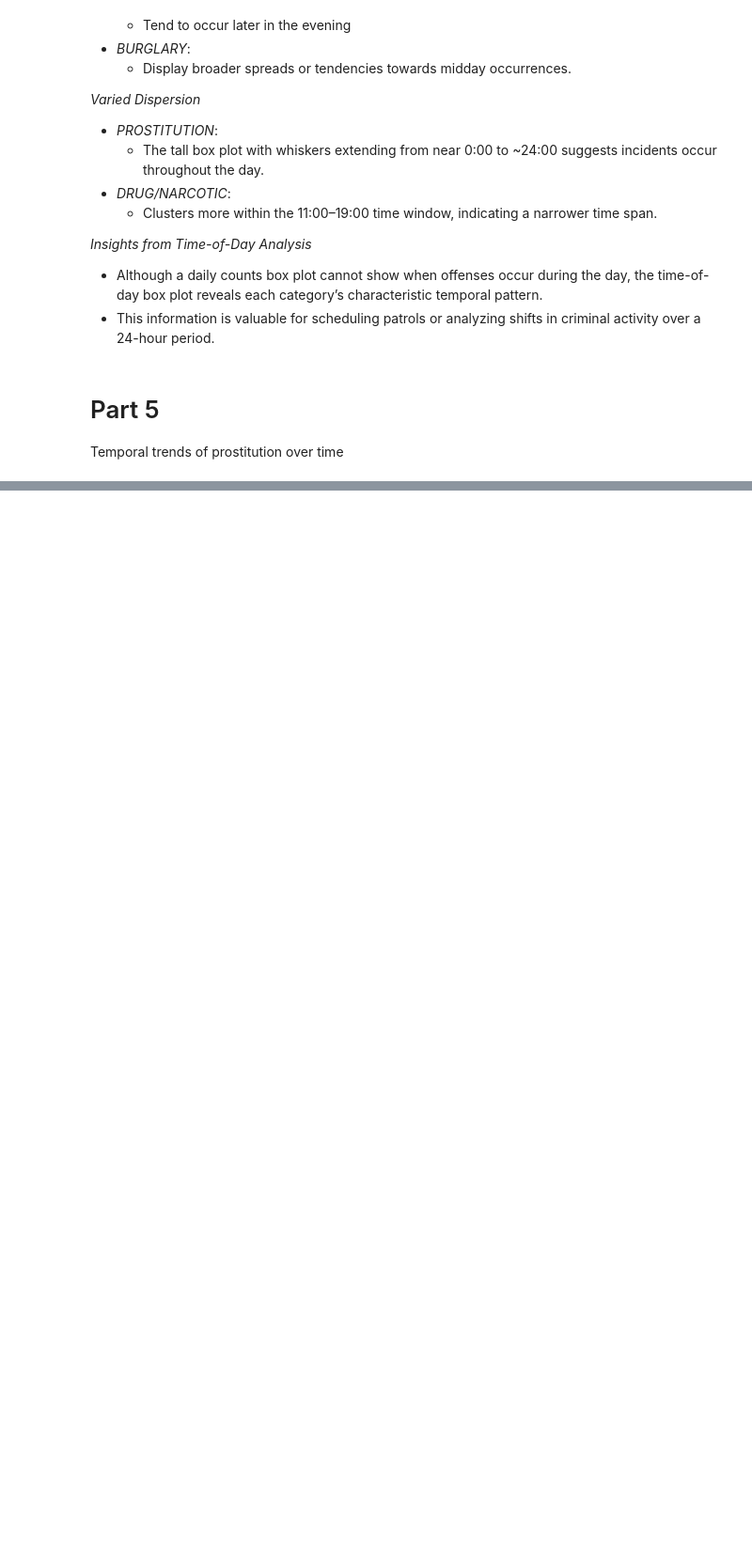
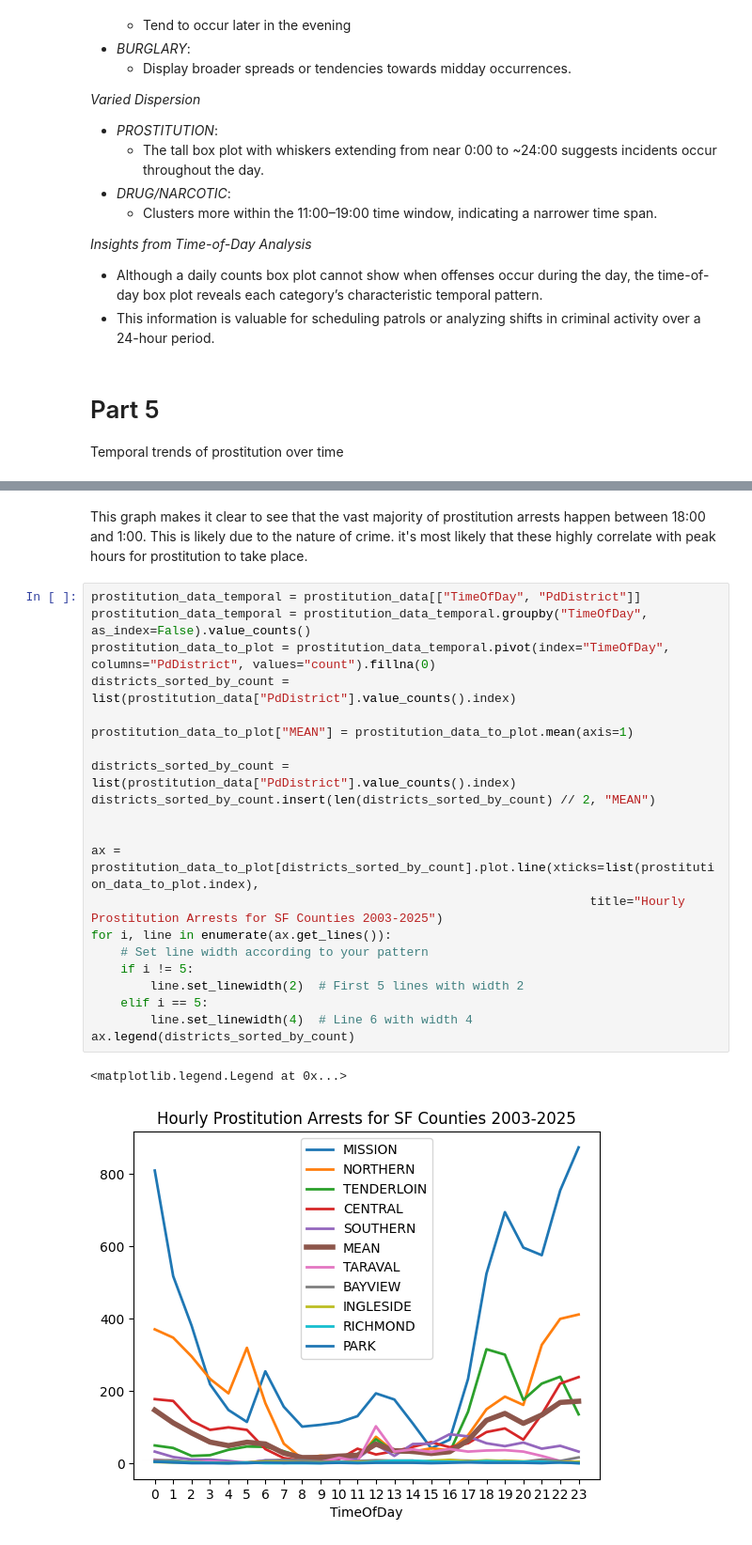
Before and after one commit to LeoItaly/social-data-visualization-2025, a Jupyter notebook: Assignment/Assignment1_final.ipynb, the cells around one changed output, grey strips where cells are left out. Shown at 94% size. Drawn from its saved outputs; the diff is of its cells as text; blank space fills up the shorter version.

```diff
--- a/Assignment/Assignment1_final.ipynb
+++ b/Assignment/Assignment1_final.ipynb
@@ -733,0 +766,26 @@ Temporal trends of prostitution over time
+# %% [markdown]
+This graph makes it clear to see that the vast majority of prostitution arrests happen between 18:00 and 1:00. This is likely due to the nature of crime. it's most likely that these highly correlate with peak hours for prostitution to take place.
+# %%
+prostitution_data_temporal = prostitution_data[["TimeOfDay", "PdDistrict"]]
+prostitution_data_temporal = prostitution_data_temporal.groupby("TimeOfDay", as_index=False).value_counts()
+prostitution_data_to_plot = prostitution_data_temporal.pivot(index="TimeOfDay", columns="PdDistrict", values="count").fillna(0)
+districts_sorted_by_count = list(prostitution_data["PdDistrict"].value_counts().index)
+
+prostitution_data_to_plot["MEAN"] = prostitution_data_to_plot.mean(axis=1)
+
+districts_sorted_by_count = list(prostitution_data["PdDistrict"].value_counts().index)
+districts_sorted_by_count.insert(len(districts_sorted_by_count) // 2, "MEAN")
+
+
+ax = prostitution_data_to_plot[districts_sorted_by_count].plot.line(xticks=list(prostitution_data_to_plot.index),
+                                                                    title="Hourly Prostitution Arrests for SF Counties 2003-2025")
+for i, line in enumerate(ax.get_lines()):
+    # Set line width according to your pattern
+    if i != 5:
+        line.set_linewidth(2)  # First 5 lines with width 2
+    elif i == 5:
+        line.set_linewidth(4)  # Line 6 with width 4
+ax.legend(districts_sorted_by_count)
+# %% [output]
+<matplotlib.legend.Legend at 0x...>
+[figure, added]
```
Also changed, not shown: parts of 14 cells of this notebook.
